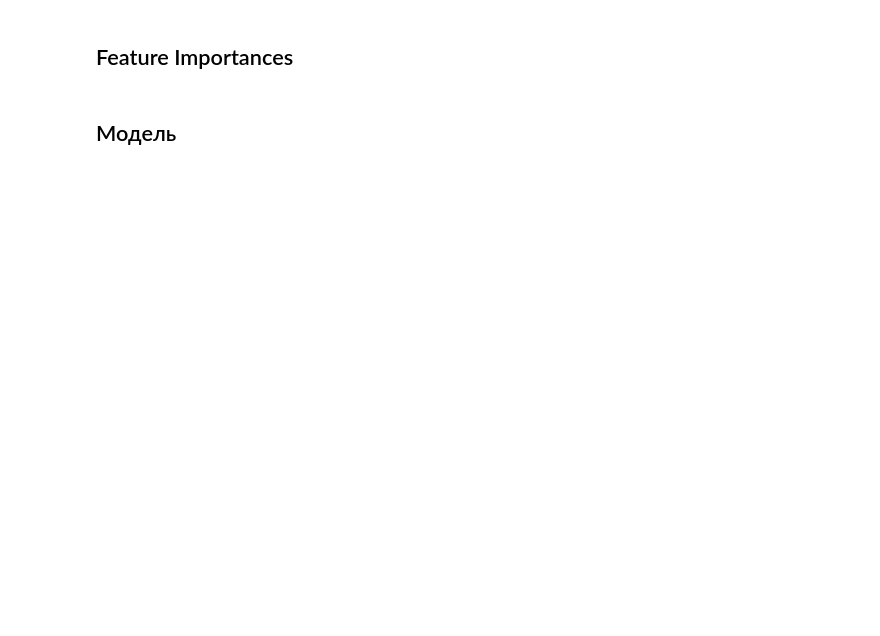
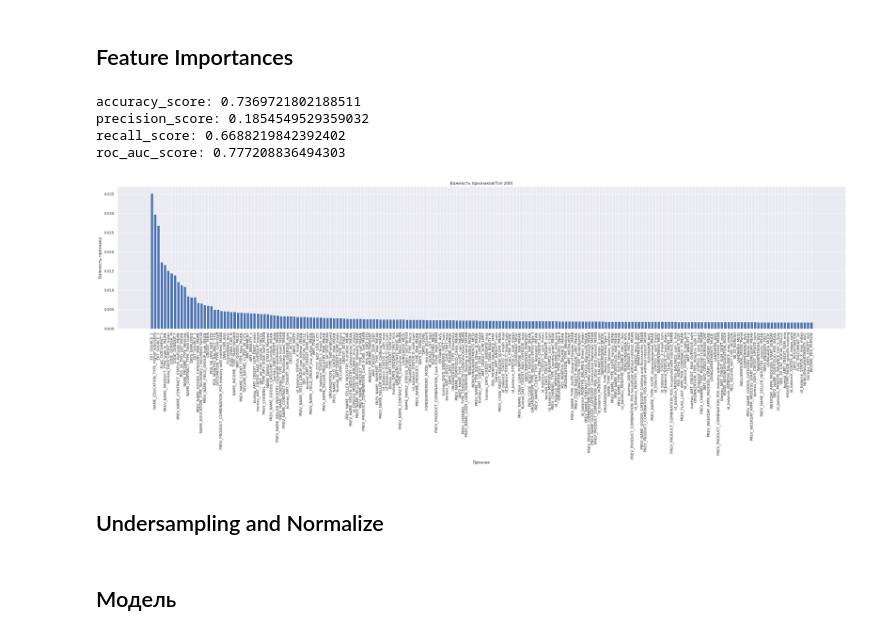
Before and after one commit to artakhm/HomeCredit, a Jupyter notebook: home_credit.ipynb, the cells around one changed output. Cells and saved outputs as stored; diff of their text form; code cells hidden in the pictures; blank space fills up the shorter version.

```diff
--- a/home_credit.ipynb
+++ b/home_credit.ipynb
@@ -63,0 +63,10 @@ y=train['TARGET']
+# %%
+print('accuracy_score:', accuracy_score(y_test, gb_clf.predict(X_test)))
+print('precision_score:', precision_score(y_test, gb_clf.predict(X_test)))
+print('recall_score:', recall_score(y_test, gb_clf.predict(X_test)))
+print('roc_auc_score:',roc_auc_score(y_test, gb_clf.predict_proba(X_test)[:, 1]))
+# %% [output]
+accuracy_score: 0.7369721802188511
+precision_score: 0.1854549529359032
+recall_score: 0.6688219842392402
+roc_auc_score: 0.777208836494303
@@ -63,0 +77,11 @@ y=train['TARGET']
+# %%
+plt.figure(figsize=(40, 8))
+plt.xlabel('Признак')
+plt.ylabel('Важность признака')
+plt.title('Важность признаков(Топ 200)')
+plt.bar(feat_imp['Unnamed: 0'][:200],feat_imp['0'][:200])
+plt.xticks(rotation=90)
+# plt.savefig('feature_importances_100')
+plt.show()
+# %% [output]
+[figure, added]
@@ -63,0 +92,2 @@ y=train['TARGET']
+# %% [markdown]
+## Undersampling and Normalize
```
Also changed, not shown: parts of 38 cells of this notebook.
